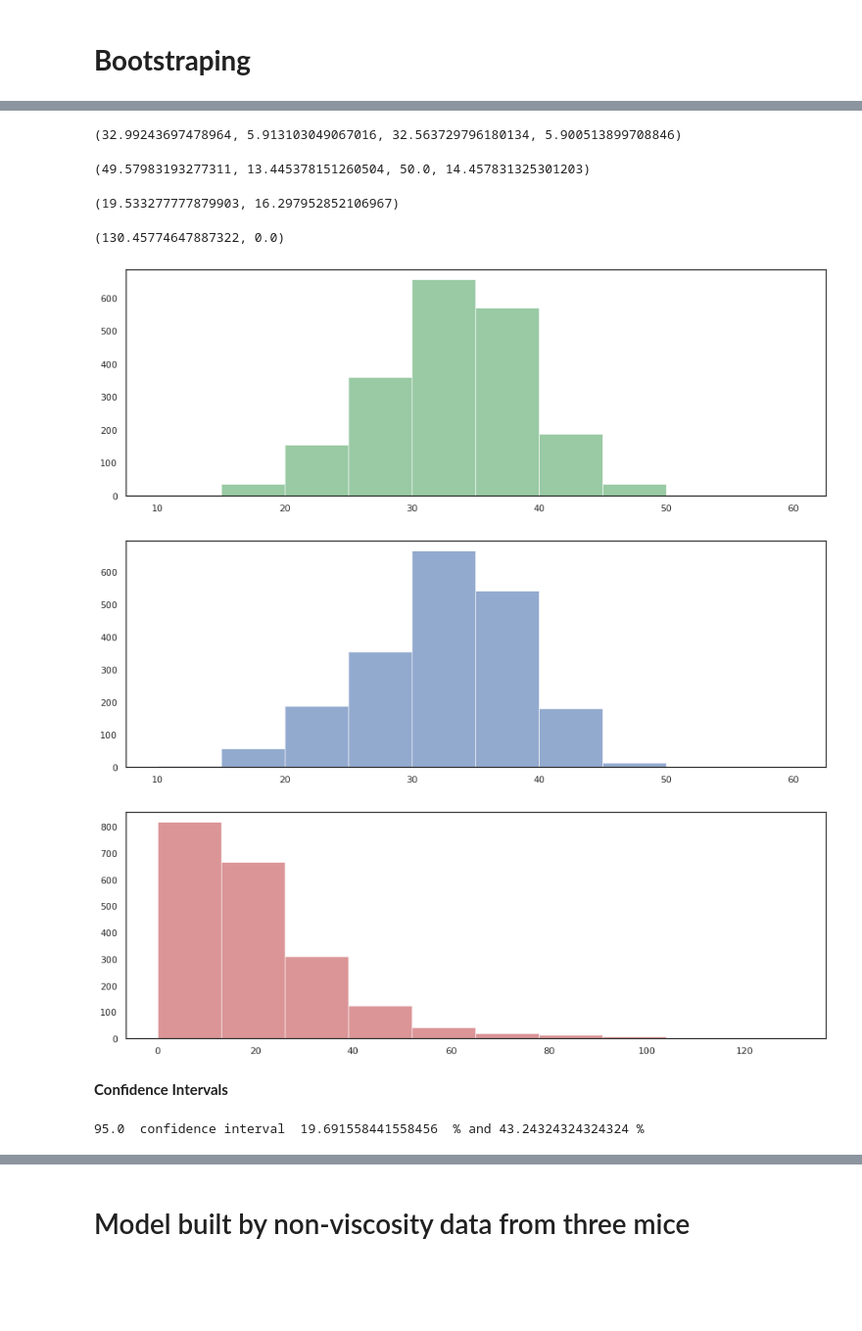
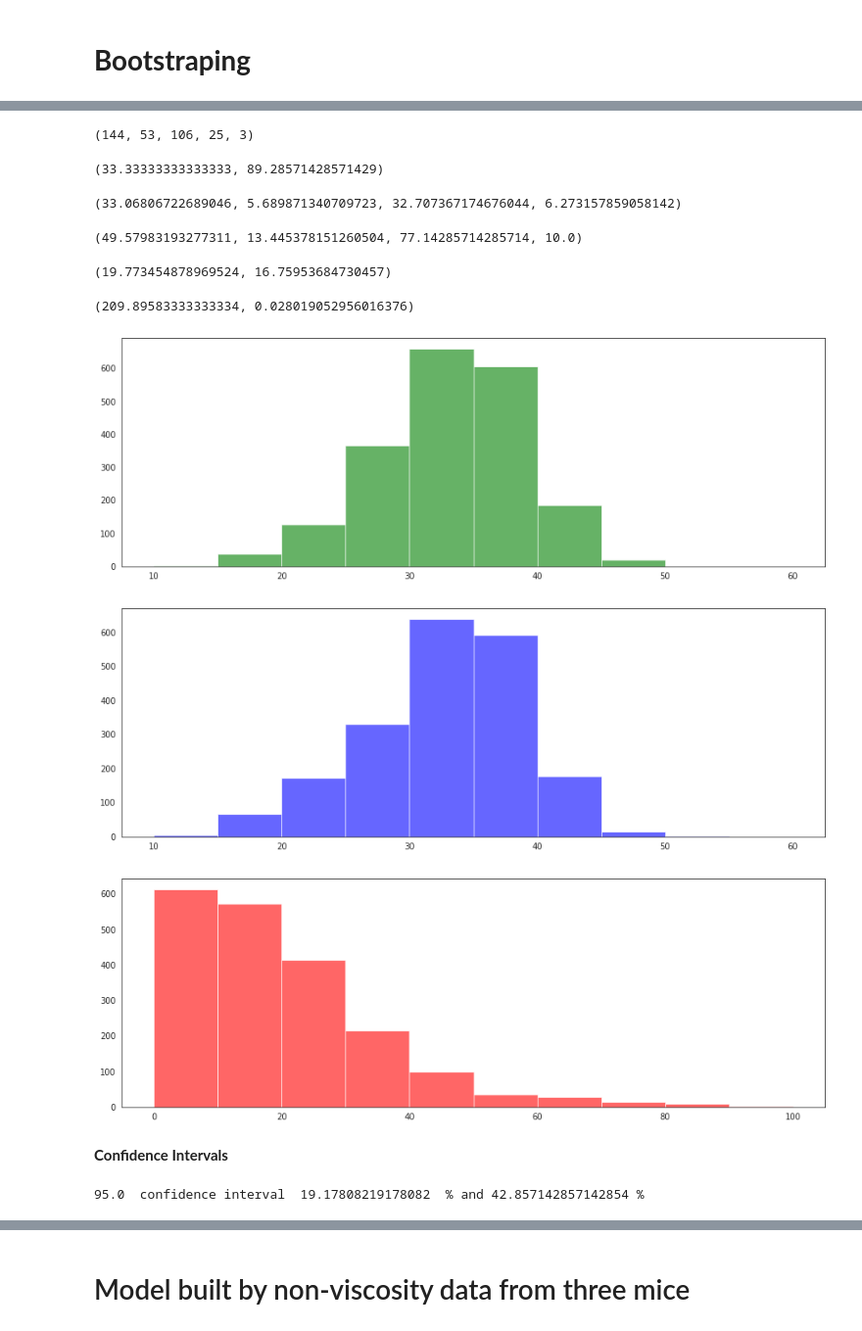
Before and after one commit to YZCUS/py-SpermTracking, a Jupyter notebook: 071422_feature_extraction.ipynb, the cells around one changed output, grey strips where cells are left out. Shown at 98% size. Saved outputs shown, nothing was run; the diff lists cells and outputs as text; code cells hidden in the pictures; blank space fills up the shorter version.

```diff
--- a/071422_feature_extraction.ipynb
+++ b/071422_feature_extraction.ipynb
@@ -266,7 +266,7 @@ for i in range(n_iterations):
   temp.append(diff)
   stats.append(temp)
 # %%
-df_bs=pd.DataFrame(np.array(stats),columns=['LC','RC','Label (%)','Pred (%)','Diff (%)'])
+df_bs=pd.DataFrame(np.array(stats,dtype=object),columns=['LC','RC','Label (%)','Pred (%)','Diff (%)'])
 # %%
 df_bs
 # %% [output]
@@ -289,0 +325,35 @@ df_bs.loc[:,'LC'].mean(),df_bs.loc[:,'RC'].mean()
+# %%
+nhym2=[]
+hyidx,nhyidx=[],[]
+hyivo,nhyivo=[],[]
+sns.set_style('white')
+fig = plt.figure(figsize = (12,10))
+ax = fig.add_subplot(1,1,1)
+ax.set_title('2 Components PCA', fontsize = 30)
+for i in range(seg[0]):
+    kdot=ax.scatter(principalDF_all.loc[i,'principal component 1'],principalDF_all.loc[i,'principal component 2'],c='k',alpha=0.8)
+    if not isRight(m,b,principalDF_all.loc[i,'principal component 1'],principalDF_all.loc[i,'principal component 2']):
+        nhym2.append(i)
+for i in range(len(mm_pca_HTF_non)):
+    if isRight(m,b,principalDF_all.loc[seg[0]+i,'principal component 1'],principalDF_all.loc[seg[0]+i,'principal component 2']):
+        bdot=ax.scatter(principalDF_all.loc[seg[0]+i,'principal component 1'],principalDF_all.loc[seg[0]+i,'principal component 2'],c='b',alpha=0.8)
+        hyidx.append(seg[0]+i)
+    else:
+        gdot=ax.scatter(principalDF_all.loc[seg[0]+i,'principal component 1'],principalDF_all.loc[seg[0]+i,'principal component 2'],c='g',alpha=0.8)
+        nhyidx.append(seg[0]+i)
+for i in range(len(mm_pca_invivo)):
+    if isRight(m,b,principalDF_all.loc[seg[1]+i,'principal component 1'],principalDF_all.loc[seg[1]+i,'principal component 2']):
+        ydot=ax.scatter(principalDF_all.loc[seg[1]+i,'principal component 1'],principalDF_all.loc[seg[1]+i,'principal component 2'],c='y',alpha=0.8)
+        hyivo.append(seg[1]+i)
+    else:
+        pdot=ax.scatter(principalDF_all.loc[seg[1]+i,'principal component 1'],principalDF_all.loc[seg[1]+i,'principal component 2'],c='pink',alpha=0.8)
+        nhyivo.append(seg[1]+i)
+ax.set_xlabel('Principal Component 1', fontsize = 30)
+ax.set_ylabel('Principal Component 2', fontsize = 30)
+ax.yaxis.set_tick_params(labelsize=25)
+ax.xaxis.set_tick_params(labelsize=25)
+ax.legend([kdot,gdot,bdot,pdot,ydot],['Non-hyperactivated sperm in M2','Non-hyperactivated sperm in HTF','Hyperactivated sperm in HTF','Non-hyperactivated sperm in Vivo','Hyperactivated sperm in Vivo'],fontsize=12)
+plt.plot([(-0.9-b)/m,(0.9-b)/m],[-0.9,0.9],c='r',alpha=0.6,linestyle='-.')
+plt.ylim(-0.5, 0.6)
+plt.savefig('/content/drive/MyDrive/071422_sperm_mod/PCA_Kmean_BS')
+plt.show()
@@ -290,40 +362,48 @@ df_bs.loc[:,'LC'].mean(),df_bs.loc[:,'RC'].mean()
+# %%
+len(nhym2),len(hyidx),len(nhyidx),len(hyivo),len(nhyivo)
+# %% [output]
+(144, 53, 106, 25, 3)
+# %%
+len(hyidx)/(len(hyidx)+len(nhyidx))*100,len(hyivo)/(len(hyivo)+len(nhyivo))*100
+# %% [output]
+(33.33333333333333, 89.28571428571429)
 # %%
 df_bs.loc[:,'Label (%)'].mean(),df_bs.loc[:,'Label (%)'].std(),df_bs.loc[:,'Pred (%)'].mean(),df_bs.loc[:,'Pred (%)'].std()
 # %% [output]
-(32.99243697478964, 5.913103049067016, 32.563729796180134, 5.900513899708846)
+(33.06806722689046, 5.689871340709723, 32.707367174676044, 6.273157859058142)
 # %%
 df_bs.loc[:,'Label (%)'].max(),df_bs.loc[:,'Label (%)'].min(),df_bs.loc[:,'Pred (%)'].max(),df_bs.loc[:,'Pred (%)'].min()
 # %% [output]
-(49.57983193277311, 13.445378151260504, 50.0, 14.457831325301203)
+(49.57983193277311, 13.445378151260504, 77.14285714285714, 10.0)
 # %%
 df_bs.loc[:,'Diff (%)'].mean(),df_bs.loc[:,'Diff (%)'].std()
 # %% [output]
-(19.533277777879903, 16.297952852106967)
+(19.773454878969524, 16.75953684730457)
 # %%
 df_bs.loc[:,'Diff (%)'].max(),df_bs.loc[:,'Diff (%)'].min()
 # %% [output]
-(130.45774647887322, 0.0)
+(209.89583333333334, 0.028019052956016376)
 # %%
 sns.set_style('white')
 fig=plt.figure(figsize=(15,5))
 plt.hist(df_bs['Label (%)'],range=[10,60],color='g',alpha=0.6)
 plt.show()
 # %% [output]
-[figure, old version]
+[figure, new version]
 # %%
 sns.set_style('white')
 fig=plt.figure(figsize=(15,5))
 plt.hist(df_bs['Pred (%)'],range=[10,60],color='b',alpha=0.6)
 plt.show()
 # %% [output]
-[figure, old version]
+[figure, new version]
 # %%
 sns.set_style('white')
 fig=plt.figure(figsize=(15,5))
-plt.hist(df_bs['Diff (%)'],range=[0,130],color='r',alpha=0.6)
+plt.hist(df_bs['Diff (%)'],range=[0,100],color='r',alpha=0.6)
 plt.show()
 # %% [output]
-[figure, old version]
+[figure, new version]
 # %% [markdown]
 **Confidence Intervals**
 # %%
@@ -336,7 +416,7 @@ p = (a+((1-a)/2))*100
 upper = min(100,np.percentile(df_bs['Pred (%)'],p))
 print(a*100,' confidence interval ',lower ,' % and',upper, '%')
 # %% [output]
-95.0  confidence interval  19.691558441558456  % and 43.24324324324324 %
+95.0  confidence interval  19.17808219178082  % and 42.857142857142854 %
 # %%
 # 95% confidence intervals
 
```
Also changed, not shown: parts of 12 cells of this notebook.
